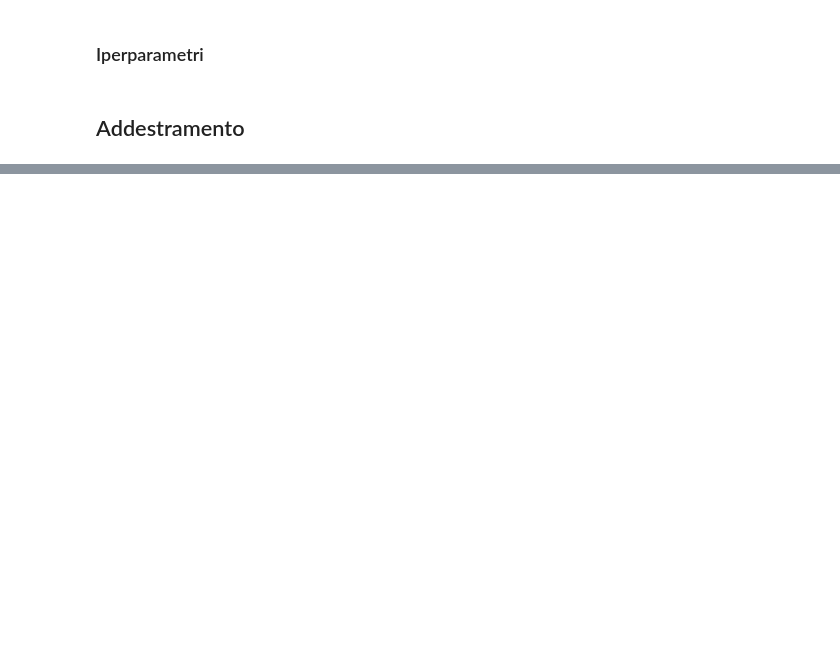
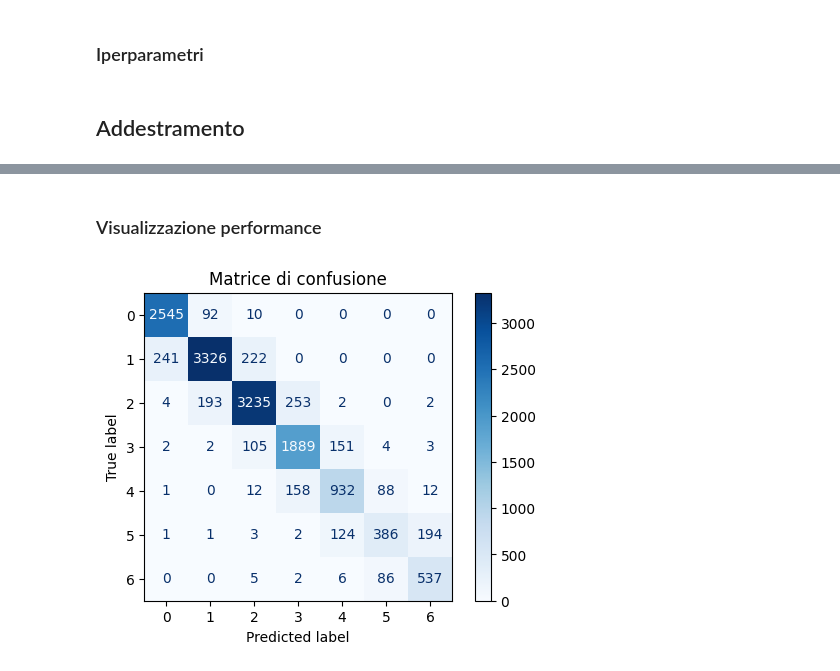
Before and after one commit to leovora/Data_Analytics_Project, a Jupyter notebook: src/Training_module/ff_model.ipynb, the cells around one changed output, grey strips where cells are left out. Cells and saved outputs as stored; diff of their text form; code cells hidden in the pictures; blank space fills up the shorter version.

```diff
--- a/src/Training_module/ff_model.ipynb
+++ b/src/Training_module/ff_model.ipynb
@@ -224,8 +269,6 @@ def test_model(model, data_loader, device):
 # %%
-from sklearn.preprocessing import RobustScaler
-
 # Scaling
-scaler = RobustScaler()
+scaler = StandardScaler()
 X_train_scaled = scaler.fit_transform(X_train)
 X_val_scaled = scaler.transform(X_val)
 X_test_scaled = scaler.transform(X_test)
@@ -237,13 +280,12 @@ test_subset = MyDataset(X_test_scaled, y_test)
 # %% [markdown]
 ### Iperparametri
 # %%
-# hyperparameters
-num_epochs = 50
-learning_rate = 0.001 # LR più basso per Adam
-gamma = 0.5 # di quanto voglio aggiornare il learning rate ogni step
-batch_size = 64        # Batch più grande per stabilità con BatchNorm
-hidden_size = 128      # Più neuroni per gestire 98 feature
+num_epochs = 100
+learning_rate = 0.0005
+gamma = 0.1
 step_size = 20
+batch_size = 64
+hidden_size = 64
 # %% [markdown]
 ## Addestramento
 # %%
@@ -295,0 +389,15 @@ writer.close()
+# %% [markdown]
+### Visualizzazione performance
+# %%
+y_test_np = y_test.cpu().numpy()
+y_pred_np = y_pred_c.cpu().numpy()
+
+cm = confusion_matrix(y_test_np, y_pred_np)
+
+fig, ax = plt.subplots(figsize=(6, 4))
+disp = ConfusionMatrixDisplay(confusion_matrix=cm, display_labels=range(7))
+disp.plot(cmap='Blues', ax=ax)
+plt.title("Matrice di confusione")
+plt.show()
+# %% [output]
+[figure, added]
```
Also changed, not shown: parts of 13 cells of this notebook, 2 other files.
